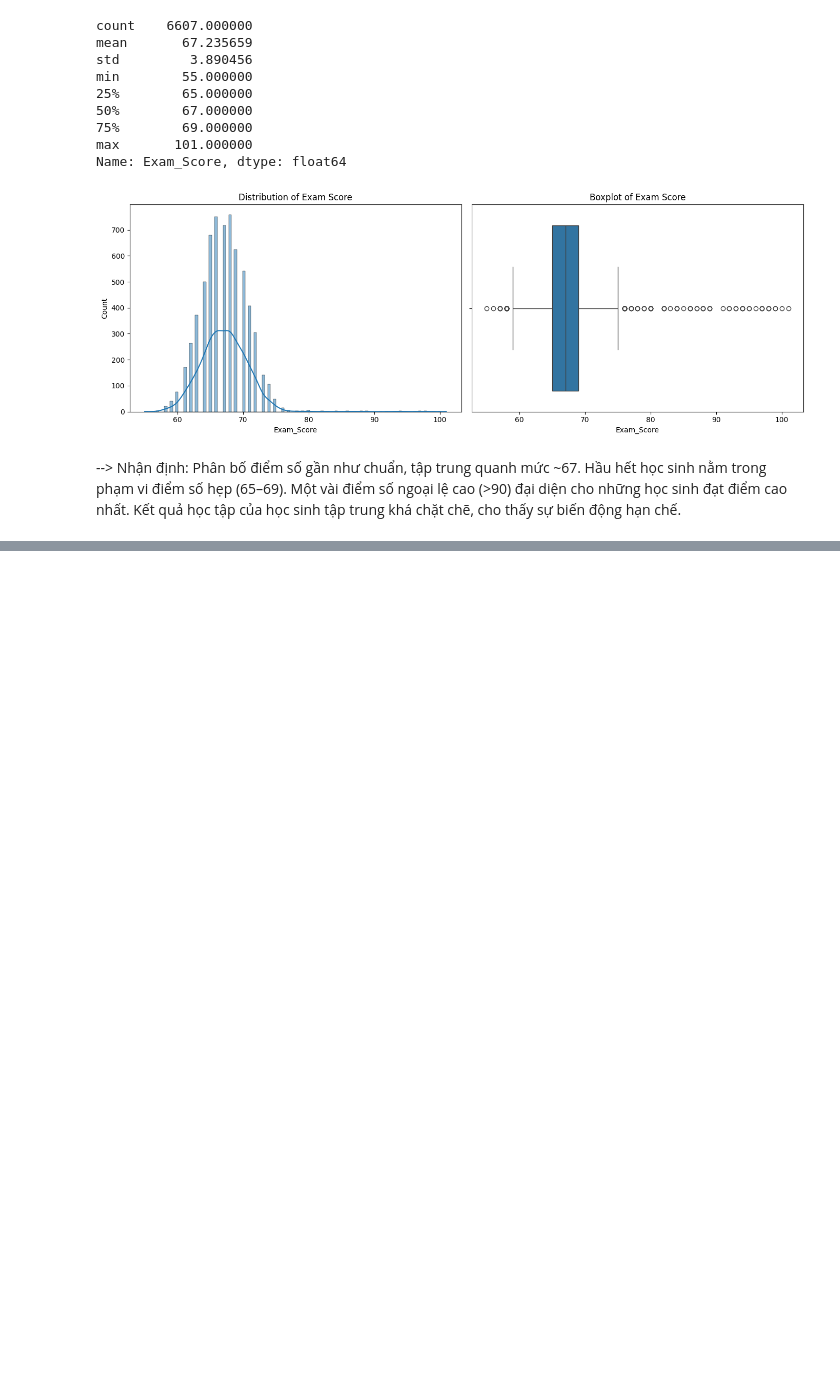
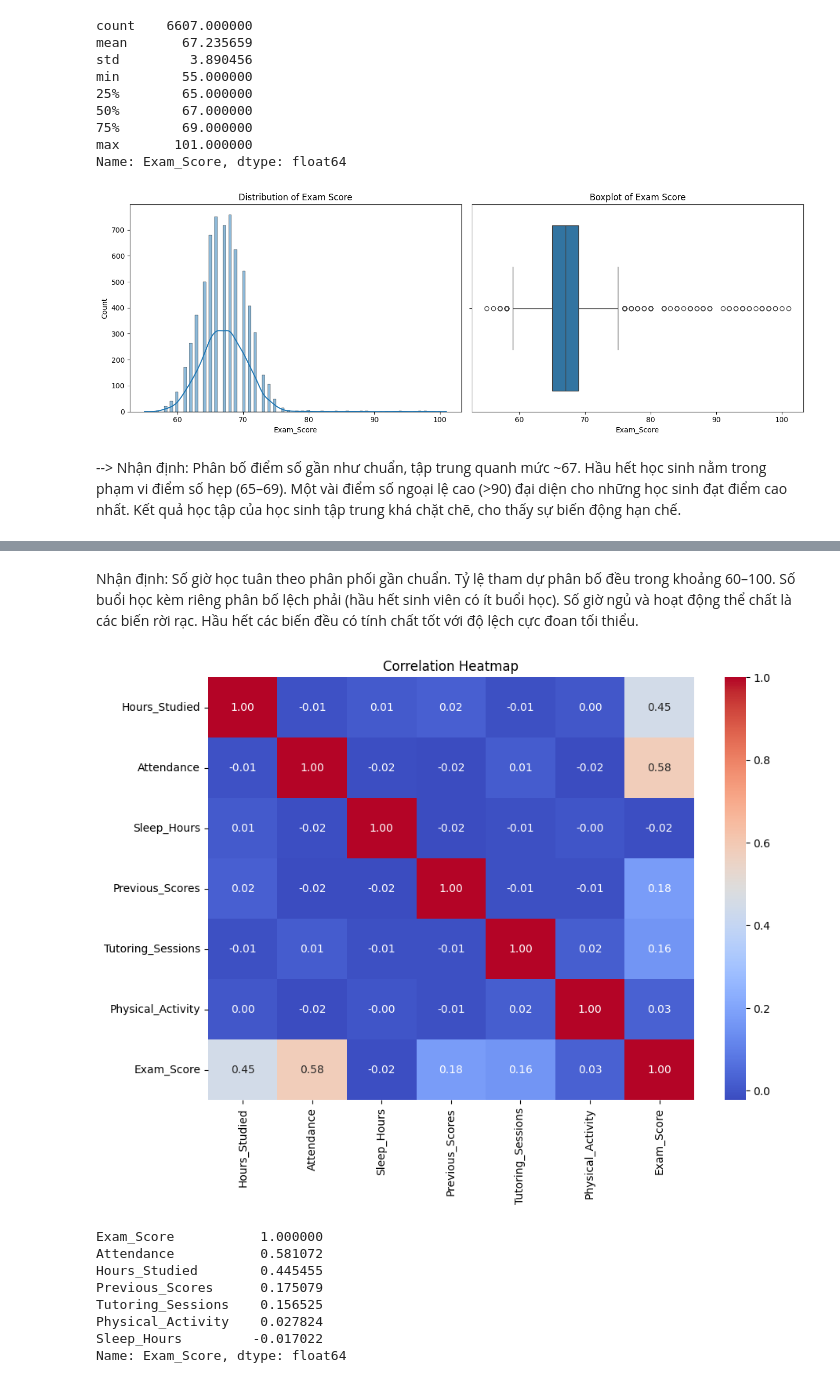
Before and after one commit to thuyntp26/LinearRegression, a Jupyter notebook: hoiquy_student.ipynb, the cells around one changed output, grey strips where cells are left out. Saved outputs shown, nothing was run; the diff lists cells and outputs as text; code cells hidden in the pictures; blank space fills up the shorter version.

```diff
--- a/hoiquy_student.ipynb
+++ b/hoiquy_student.ipynb
@@ -125,0 +158,25 @@ Name: Exam_Score, dtype: float64
+# %% [markdown]
+Nhận định: Số giờ học tuân theo phân phối gần chuẩn. Tỷ lệ tham dự phân bố đều trong khoảng 60–100. Số buổi học kèm riêng phân bố lệch phải (hầu hết sinh viên có ít buổi học). Số giờ ngủ và hoạt động thể chất là các biến rời rạc. Hầu hết các biến đều có tính chất tốt với độ lệch cực đoan tối thiểu.
+# %%
+# =========================
+# CORRELATION ANALYSIS
+# =========================
+corr_matrix = df.select_dtypes(include=["int64", "float64"]).corr()
+
+plt.figure(figsize=(10, 7))
+sns.heatmap(corr_matrix, annot=True, cmap="coolwarm", fmt=".2f")
+plt.title("Correlation Heatmap")
+plt.show()
+
+target_corr = corr_matrix[target_col].sort_values(ascending=False)
+print(target_corr)
+# %% [output]
+[figure, added]
+Exam_Score           1.000000
+Attendance           0.581072
+Hours_Studied        0.445455
+Previous_Scores      0.175079
+Tutoring_Sessions    0.156525
+Physical_Activity    0.027824
+Sleep_Hours         -0.017022
+Name: Exam_Score, dtype: float64
```
Also changed, not shown: parts of 11 cells of this notebook.
